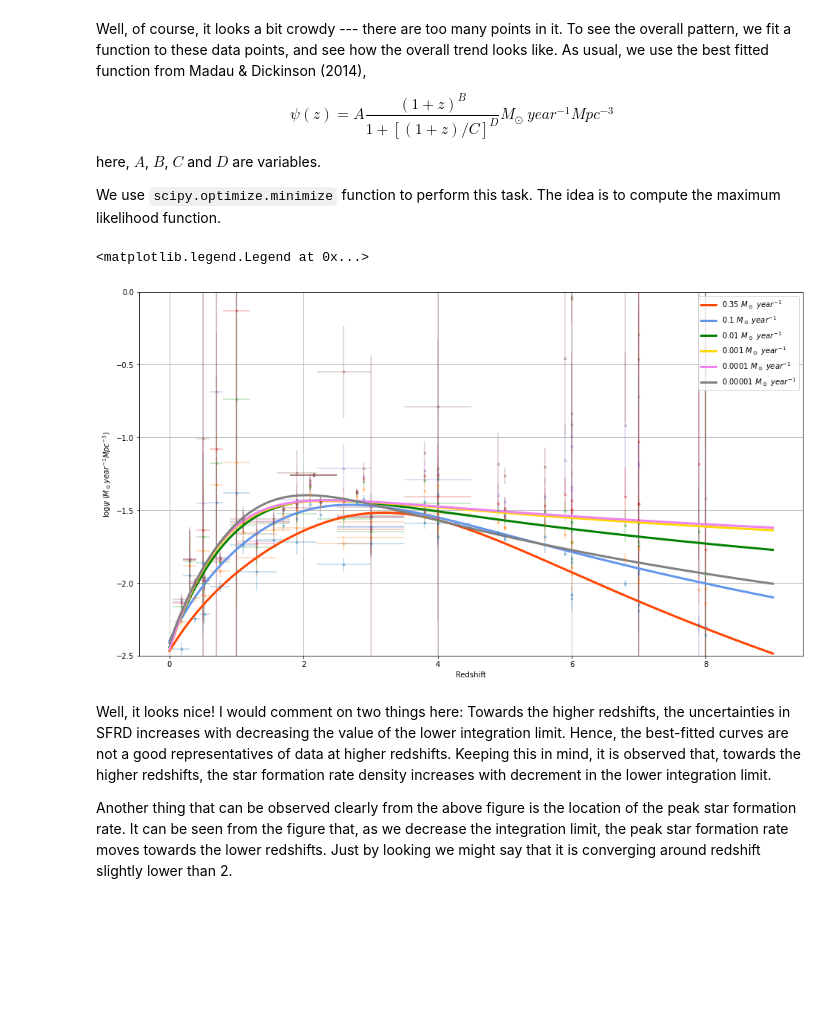
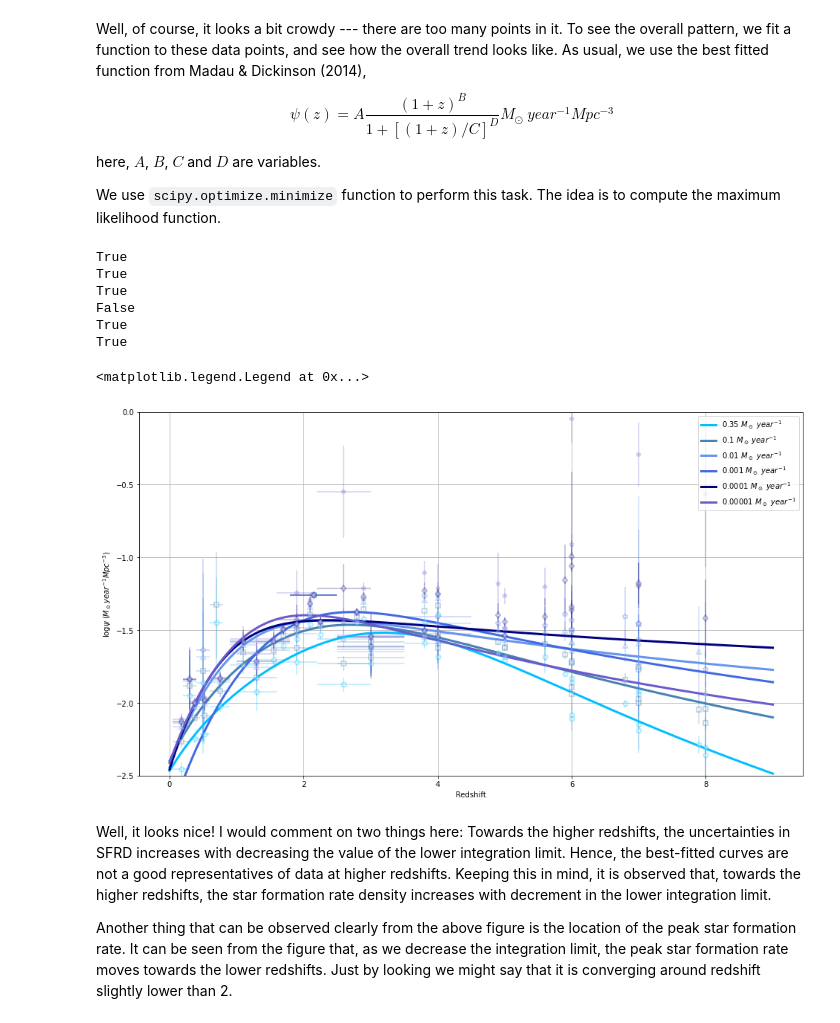
Before and after one commit to Jayshil/csfrd, a Jupyter notebook: Results/res2.ipynb, the cells around one changed output. Drawn from its saved outputs; the diff is of its cells as text; code cells hidden in the pictures; blank space fills up the shorter version.

```diff
--- a/Results/res2.ipynb
+++ b/Results/res2.ipynb
@@ -82,41 +97,45 @@ def psi_new(z, aa, bb, cc, dd):
     return ef
 
 # Negative likelihood function
-def min_log_likelihood(x, sfrd11, sfrd_err11):
+def min_log_likelihood(x, zcen, sfrd11, sfrd_err11):
     model = psi_new(zcen, x[0], x[1], x[2], x[3])
     chi2 = (sfrd11 - model)/sfrd_err11
     chi22 = np.sum(chi2**2)
     yy = 0.5*chi22 + np.sum(np.log(sfrd_err11))
     return yy
 
 best_fit_params = []
 for i in range(len(lims)):
     xinit1 = np.array([0.01, 3., 3., 6.])
     #xinit, _ = cft(psi_new, sfr_all[i], sfre_all[i], p0=xinit1, maxfev=1000000)
-    soln = mz(min_log_likelihood, xinit1, method='trust-constr', args=(sfr_all[i], sfre_all[i]))
-    #print(soln.success)
+    soln = mz(min_log_likelihood, xinit1, method='L-BFGS-B', args=(zcen_all[i], sfr_all[i], sfre_all[i]))
+    print(soln.success)
     #print(soln.x)
     best_fit_params.append(soln.x)
 
 znew = np.linspace(0,9,1000)
 
-cols = ['orangered', 'cornflowerblue', 'green', 'gold', 'violet', 'grey']
-
 plt.figure(figsize=(16,9))
 for i in range(len(lims)):
-    plt.errorbar(zcen, log_sfr_all[i], xerr=[zup, zdo], yerr=log_sfre_all[i], fmt='.', alpha=0.3)
+    plt.errorbar(zcen_all[i], log_sfr_all[i], xerr=[zup_all[i], zdo_all[i]], yerr=log_sfre_all[i], fmt='.', marker=shp[i], c=cols[i], mfc='white', mew=2, alpha=0.3)
     best_fit_func = psi_new(znew, *best_fit_params[i])
     log_best_fit = np.log10(best_fit_func)
     plt.plot(znew, log_best_fit, label=lims[i], lw=3, c=cols[i])
 
 plt.xlabel('Redshift')
 plt.ylabel(r'$\log{\psi}$ ($M_\odot year^{-1} Mpc^{-3}$)')
 plt.grid()
 plt.ylim([-2.5, 0])
 plt.legend(loc='upper right')
 # %% [output]
-<matplotlib.legend.Legend at 0x...>
+True
+True
+True
+False
+True
+True
+<matplotlib.legend.Legend at 0x...>
-[figure, old version]
+[figure, new version]
 # %% [markdown]
 Well, it looks nice! I would comment on two things here: Towards the higher redshifts, the uncertainties in SFRD increases with decreasing the value of the lower integration limit. Hence, the best-fitted curves are not a good representatives of data at higher redshifts. Keeping this in mind, it is observed that, towards the higher redshifts, the star formation rate density increases with decrement in the lower integration limit.
 
```
Also changed, not shown: parts of 1 cell of this notebook.
